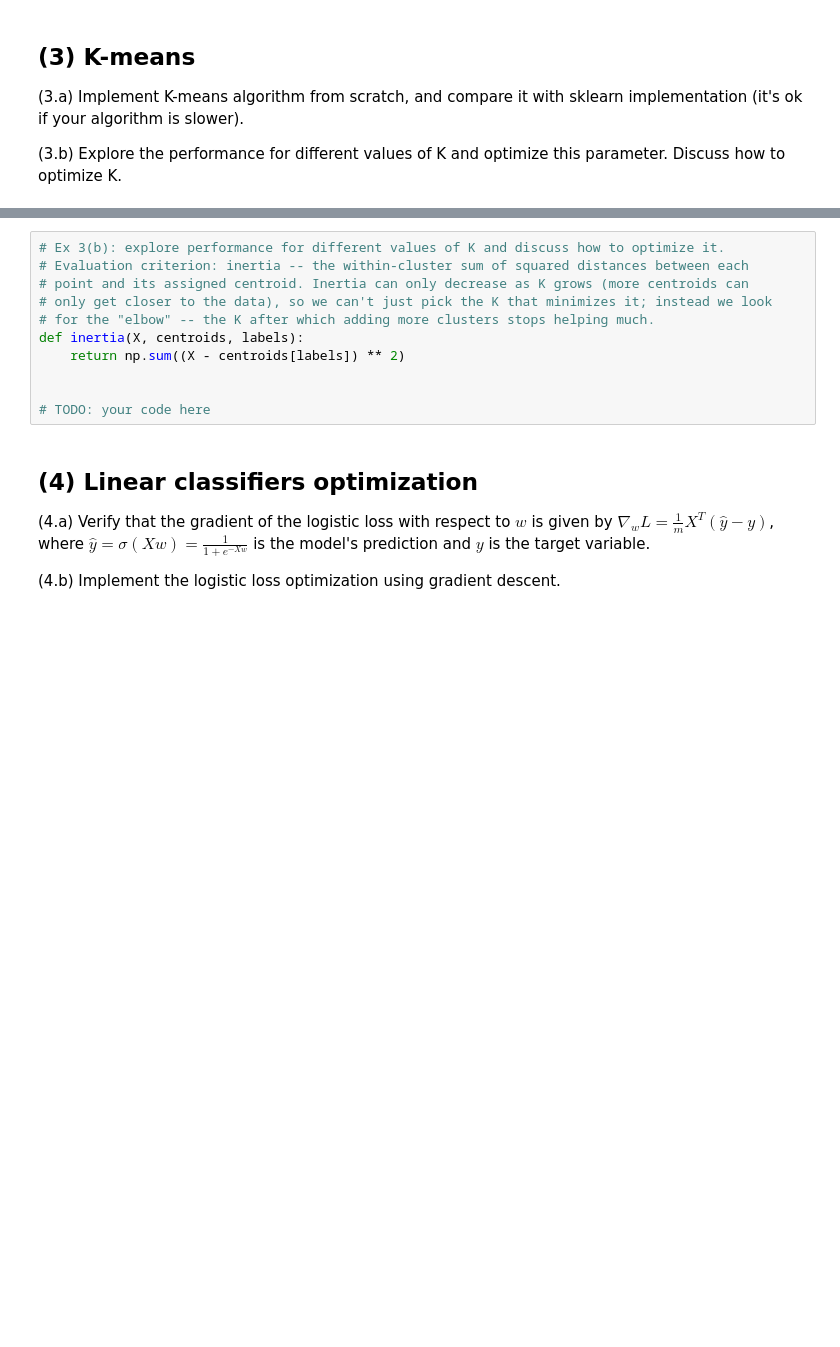
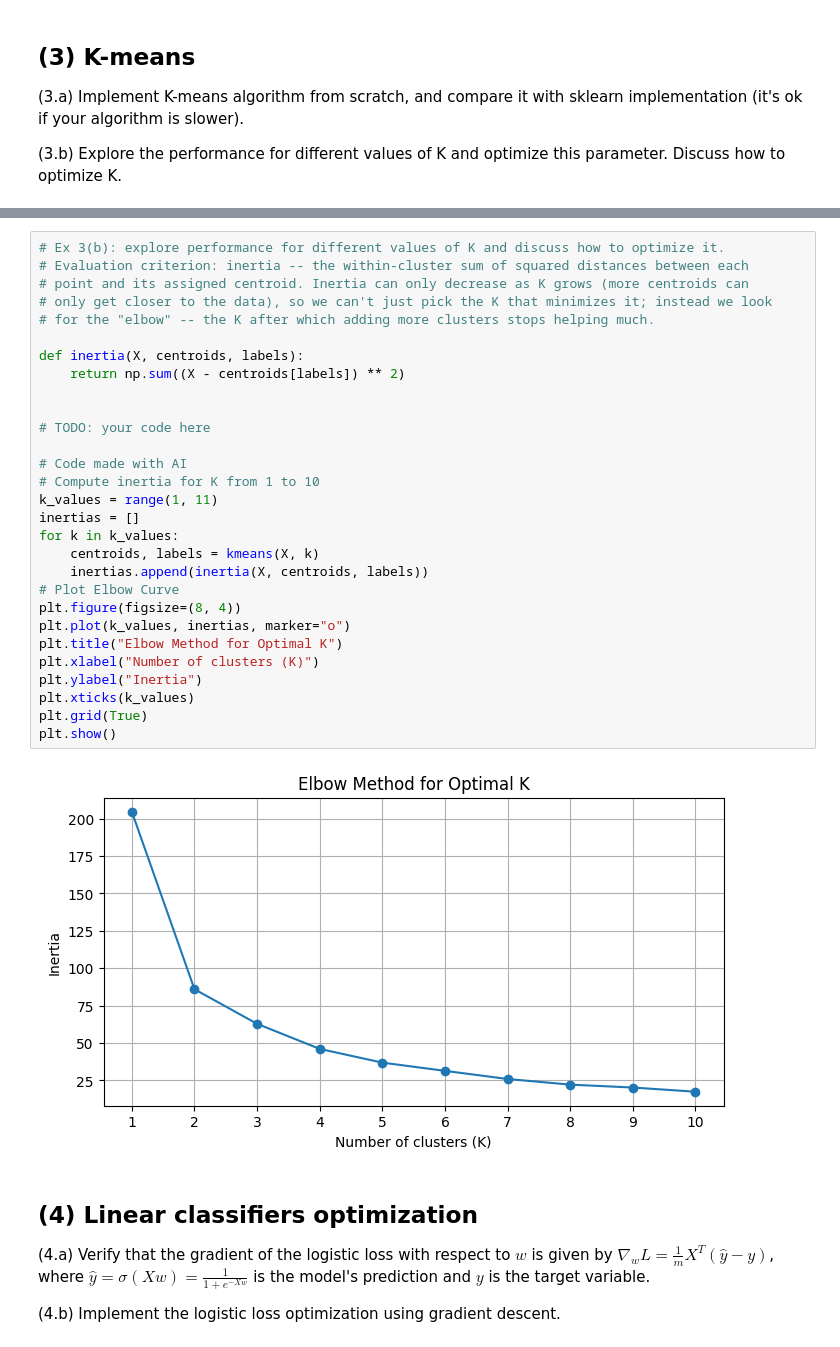
Before and after one commit to RLopez112/dlfcv-lab, a Jupyter notebook: Session5/main.ipynb, the cells around one changed output, grey strips where cells are left out. Drawn from its saved outputs; the diff is of its cells as text; blank space fills up the shorter version.

```diff
--- a/Session5/main.ipynb
+++ b/Session5/main.ipynb
@@ -224,14 +317,34 @@ plt.show()
 # %%
 # Ex 3(b): explore performance for different values of K and discuss how to optimize it.
 # Evaluation criterion: inertia -- the within-cluster sum of squared distances between each
 # point and its assigned centroid. Inertia can only decrease as K grows (more centroids can
 # only get closer to the data), so we can't just pick the K that minimizes it; instead we look
 # for the "elbow" -- the K after which adding more clusters stops helping much.
+
 def inertia(X, centroids, labels):
     return np.sum((X - centroids[labels]) ** 2)
 
 
 # TODO: your code here
+
+# Code made with AI
+# Compute inertia for K from 1 to 10
+k_values = range(1, 11)
+inertias = []
+for k in k_values:
+    centroids, labels = kmeans(X, k)
+    inertias.append(inertia(X, centroids, labels))
+# Plot Elbow Curve
+plt.figure(figsize=(8, 4))
+plt.plot(k_values, inertias, marker="o")
+plt.title("Elbow Method for Optimal K")
+plt.xlabel("Number of clusters (K)")
+plt.ylabel("Inertia")
+plt.xticks(k_values)
+plt.grid(True)
+plt.show()
+# %% [output]
+[figure, added]
 # %% [markdown]
 ## (4) Linear classifiers optimization
 
```
Also changed, not shown: parts of 7 cells of this notebook, 2 other files.
